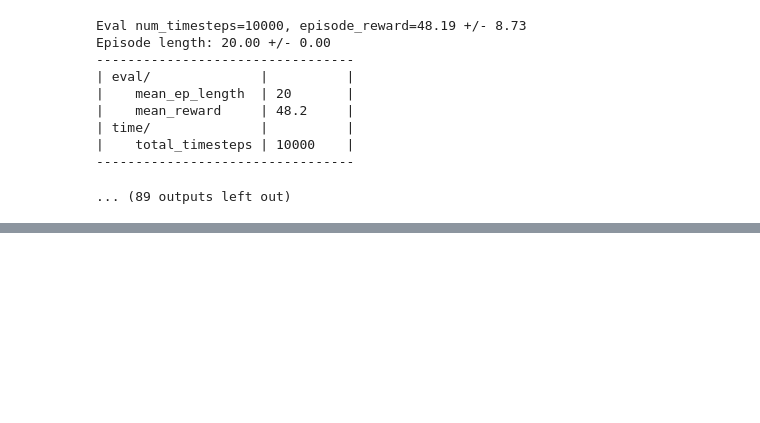
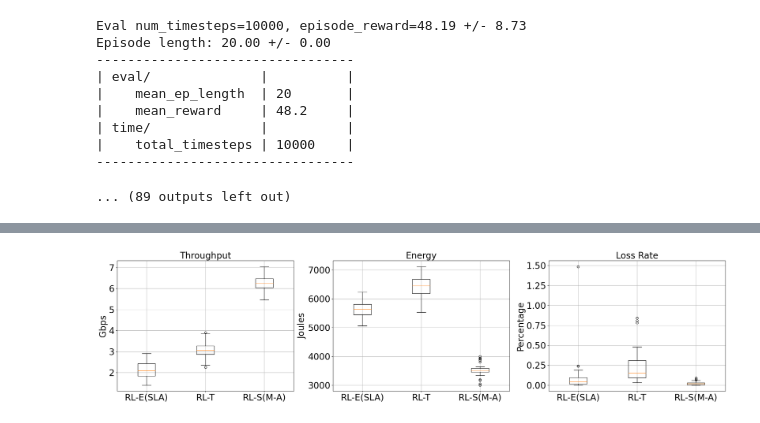
Before and after one commit to H-jamil/transferService, a Jupyter notebook: RL_agents/PPO_self_implementation/transferSimulatorDesign/transfer_simulator_design_from_cc.ipynb, the cells around one changed output, grey strips where cells are left out. Cells and saved outputs as stored; diff of their text form; code cells hidden in the pictures; blank space fills up the shorter version.

```diff
--- a/RL_agents/PPO_self_implementation/transferSimulatorDesign/transfer_simulator_design_from_cc.ipynb
+++ b/RL_agents/PPO_self_implementation/transferSimulatorDesign/transfer_simulator_design_from_cc.ipynb
@@ -1192,0 +1204,40 @@ plt.show()
+# %%
+result_dictionary={"Throughput":[rl_throughput_list,rl_throughput_list_to,rl_mul_act_throughput],"Energy":[rl_energy_list,rl_energy_list_to,rl_mul_act_energy],"lossRate":[rl_plr_list,rl_plr_list_to,rl_mul_act_lossRate]}
+import matplotlib.pyplot as plt
+
+labels = ['RL-E(SLA)','RL-T', 'RL-S(M-A)']
+
+# Assuming result_dictionary is already defined with the relevant data
+# result_dictionary = {...}
+
+# Creating subplots
+fig, axes = plt.subplots(1, 3, figsize=(24, 6))
+
+# Font size for the ticks
+tick_font_size = 24  # You can change this value as needed
+
+# Plotting Throughput
+axes[0].boxplot(result_dictionary['Throughput'], labels=labels)
+axes[0].set_title('Throughput',fontsize=24)
+axes[0].set_ylabel('Gbps',fontsize=24)
+axes[0].tick_params(axis='both', which='major', labelsize=tick_font_size)  # Set tick font size
+axes[0].grid(True)  # Adding grid
+
+# Plotting Energy
+axes[1].boxplot(result_dictionary['Energy'], labels=labels)
+axes[1].set_title('Energy',fontsize=24)
+axes[1].set_ylabel('Joules',fontsize=24)
+axes[1].tick_params(axis='both', which='major', labelsize=tick_font_size)  # Set tick font size
+axes[1].grid(True)  # Adding grid
+
+# Plotting Loss Rate
+axes[2].boxplot(result_dictionary['lossRate'], labels=labels)
+axes[2].set_title('Loss Rate',fontsize=24)
+axes[2].set_ylabel('Percentage',fontsize=24)
+axes[2].tick_params(axis='both', which='major', labelsize=tick_font_size)  # Set tick font size
+axes[2].grid(True)  # Adding grid
+
+plt.tight_layout()
+plt.show()
+# %% [output]
+[figure, added]
```
Also changed, not shown: parts of 9 cells of this notebook.
